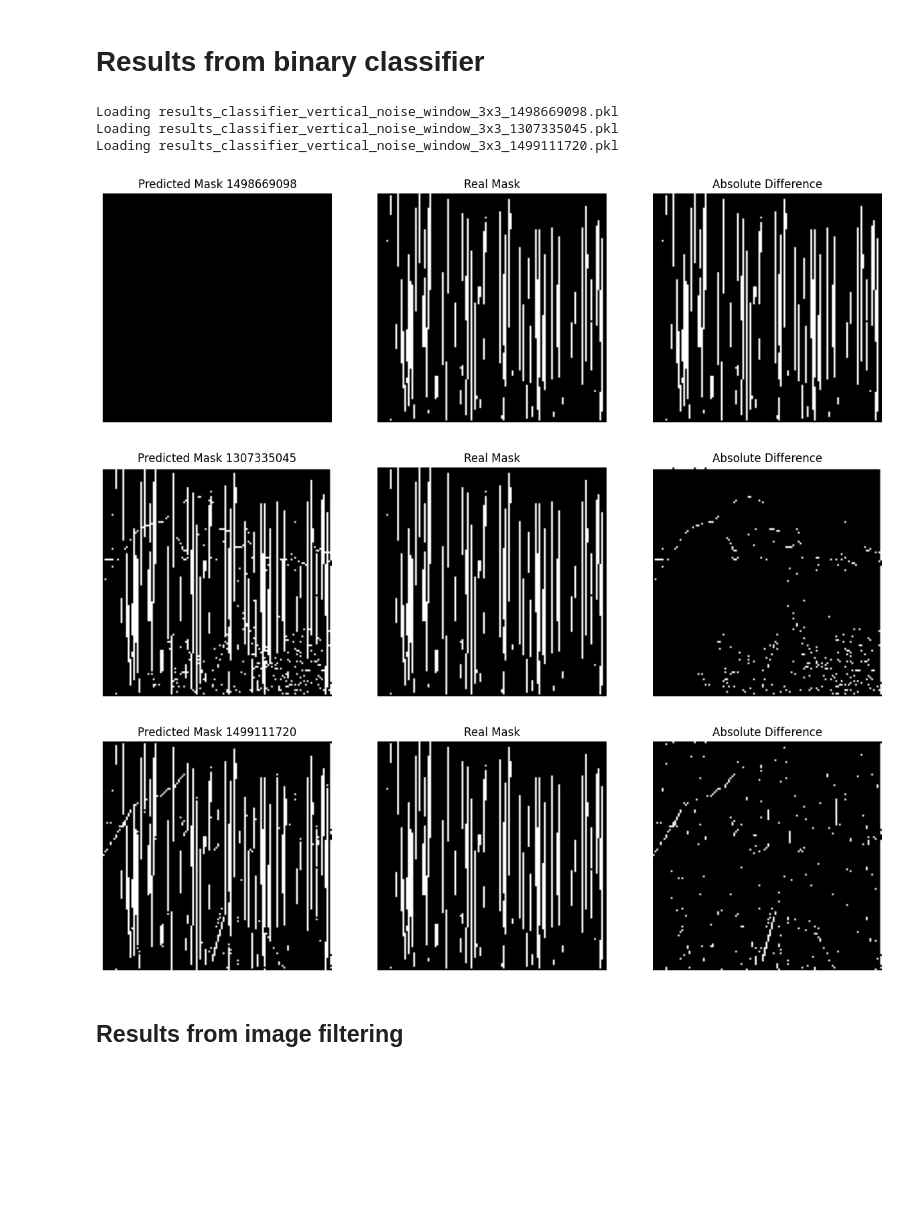
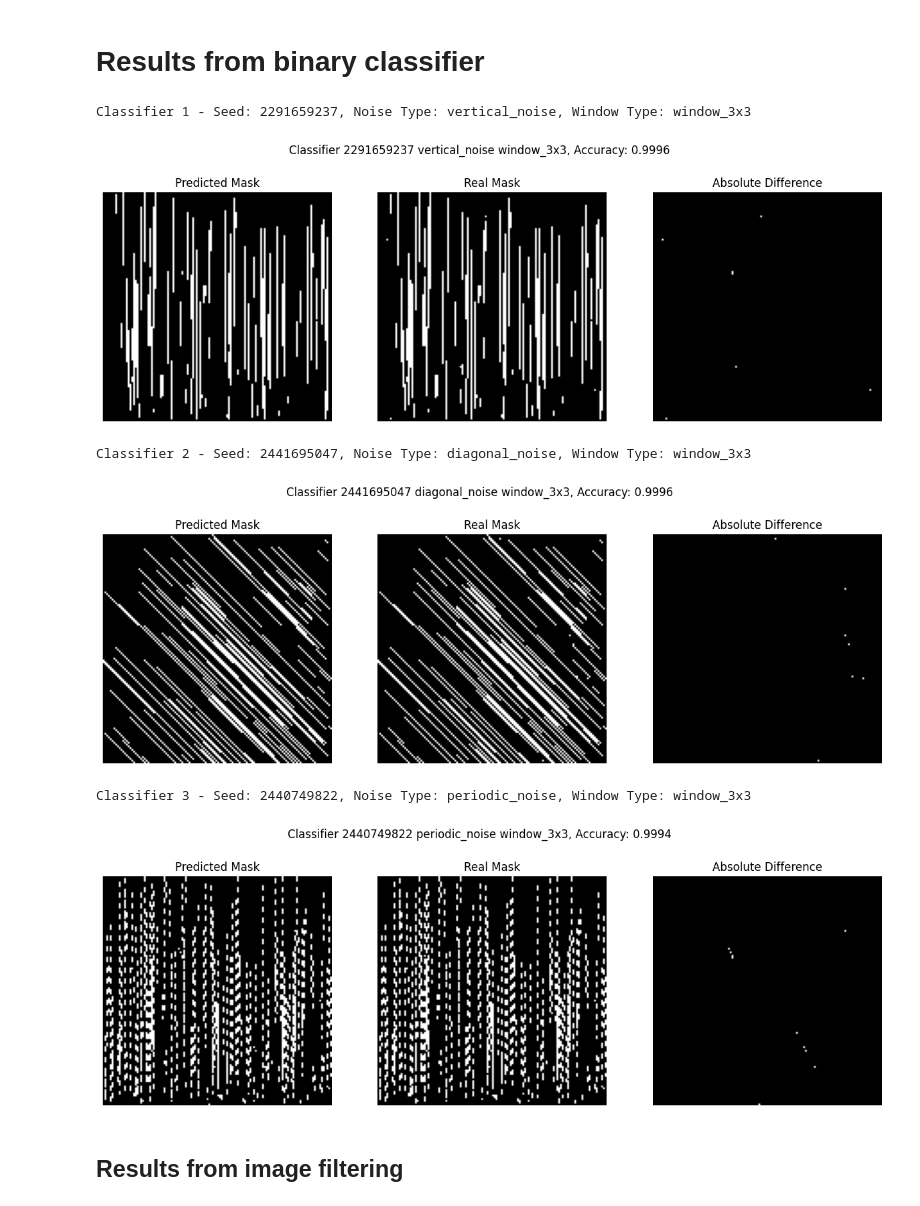
Before and after one commit to stnpkln/EVO, a Jupyter notebook: result_processing.ipynb, the cells around one changed output. Cells and saved outputs as stored; diff of their text form; code cells hidden in the pictures; blank space fills up the shorter version.

Commit message:
+ Classifier results evaluation, image filter batches

```diff
--- a/result_processing.ipynb
+++ b/result_processing.ipynb
@@ -9,7 +10,7 @@ import sys
 import os
 import pickle
 # %%
-def compare_masks(predicted_mask, real_mask, seed):
+def visualize_classifier(classifier_info):
     """
     Compare two masks to check how they differ.
     images: first mask, second mask, and the difference between them.
@@ -19,41 +20,70 @@ def compare_masks(predicted_mask, real_mask, seed):
         real_mask (list): The second mask to compare.
     """
     # using matplotlib to visualize the masks
+    predicted_mask = classifier_info['predicted_mask']
+    real_mask = classifier_info['mask']
+    seed = classifier_info['seed']
+    noise = classifier_info['noise_type']
+    window = classifier_info['window_type']
+    accuracy = classifier_info['accuracy']
     fig, (ax1, ax2, ax3) = plt.subplots(1, 3, figsize=(15, 5))
+    fig.suptitle(f'Classifier {seed} {noise} {window}, Accuracy: {accuracy:.4f}')
     ax1.imshow(predicted_mask, cmap='gray')
-    ax1.set_title(f'Predicted Mask {seed}')
+    ax1.set_title(f'Predicted Mask')
     ax1.axis('off')
     ax2.imshow(real_mask, cmap='gray')
     ax2.set_title('Real Mask')
     ax2.axis('off')
-    ax3.imshow(abs(predicted_mask - real_mask), cmap='gray') # might not be totally correct TODO (one sided difference)
+    ax3.imshow(abs(real_mask - predicted_mask), cmap='gray') # might not be totally correct TODO (one sided difference)
     ax3.set_title('Absolute Difference')
     ax3.axis('off')
     plt.show()
 # %%
 # import all results from results directory
-def import_results(results_dir):
-    results = []
-    for filename in os.listdir(results_dir):
-        if filename.startswith('results_classifier') and filename.endswith('.pkl'):
-            print(f'Loading {filename}')
-            result = pickle.load(open(os.path.join(results_dir, filename), 'rb'))
-            results.append(result)
-    return results
 
-results = import_results('results')
-for i in range(len(results)):
-    pred_mask = results[i]['pred_mask']
-    mask = results[i]['mask']
+classifier_stats_header = ['seed', 'noise_type', 'window_type', 'mutation_rate', 'total_evaluations', 'accuracy', 'precision', 'recall']
+def import_top_results(results_dir):
+    top_results = []
+
+    classifier_results_summary = pd.read_csv(os.path.join(results_dir, 'classifier_stats.csv'), names=classifier_stats_header)
+    top_vertical = classifier_results_summary[classifier_results_summary["noise_type"] == "vertical_noise"].nlargest(1, 'accuracy')['seed'].values[0]
+    top_diagonal = classifier_results_summary[classifier_results_summary["noise_type"] == "diagonal_noise"].nlargest(1, 'accuracy')['seed'].values[0]
+    top_periodic = classifier_results_summary[classifier_results_summary["noise_type"] == "periodic_noise"].nlargest(1, 'accuracy')['seed'].values[0]
+    for top_result_seed in [top_vertical, top_diagonal, top_periodic]:
+        # load the corresponding mask
+        top_result_row = classifier_results_summary[classifier_results_summary['seed'] == top_result_seed]
+        noise_type = top_result_row['noise_type'].values[0]
+        window_type = top_result_row['window_type'].values[0]
+        accuracy = top_result_row['accuracy'].values[0]
+
+        filename = f"results_classifier_{noise_type}_{window_type}_{top_result_seed}.pkl"
+        result_detail = pickle.load(open(os.path.join(results_dir, filename), 'rb'))
+
+        pred_mask = result_detail['pred_mask']
+        mask = result_detail['mask']
+        top_results.append({
+            'seed': top_result_seed,
+            'noise_type': noise_type,
+            'window_type': window_type,
+            'predicted_mask': pred_mask,
+            'accuracy': accuracy,
+            'mask': mask
+        })
+    return top_results
+
+
+top_results = import_top_results('results')
+for i in range(len(top_results)):
     # compare the predicted mask with the ground truth mask
-    compare_masks(pred_mask, mask, results[i]["seed"])
+    print(f"Classifier {i+1} - Seed: {top_results[i]['seed']}, Noise Type: {top_results[i]['noise_type']}, Window Type: {top_results[i]['window_type']}")
+    visualize_classifier(top_results[i])
 # %% [output]
-Loading results_classifier_vertical_noise_window_3x3_1498669098.pkl
-Loading results_classifier_vertical_noise_window_3x3_1307335045.pkl
-Loading results_classifier_vertical_noise_window_3x3_1499111720.pkl
+Classifier 1 - Seed: 2291659237, Noise Type: vertical_noise, Window Type: window_3x3
-[figure, old version]
+[figure, new version]
+Classifier 2 - Seed: 2441695047, Noise Type: diagonal_noise, Window Type: window_3x3
-[figure, old version]
+[figure, new version]
+Classifier 3 - Seed: 2440749822, Noise Type: periodic_noise, Window Type: window_3x3
-[figure, old version]
+[figure, new version]
 # %% [markdown]
 ## Results from image filtering
 # %%
```
Also changed, not shown: parts of 2 cells of this notebook, 7 other files.
